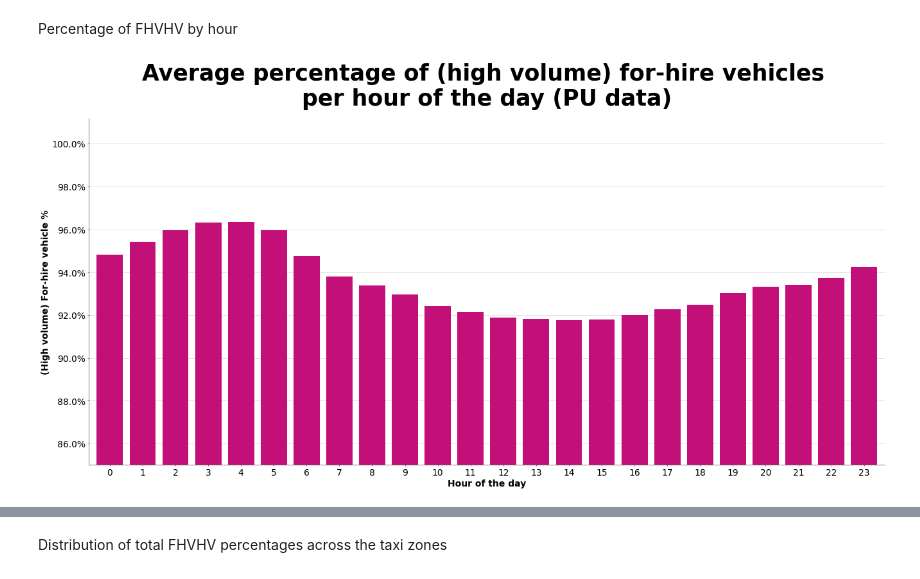
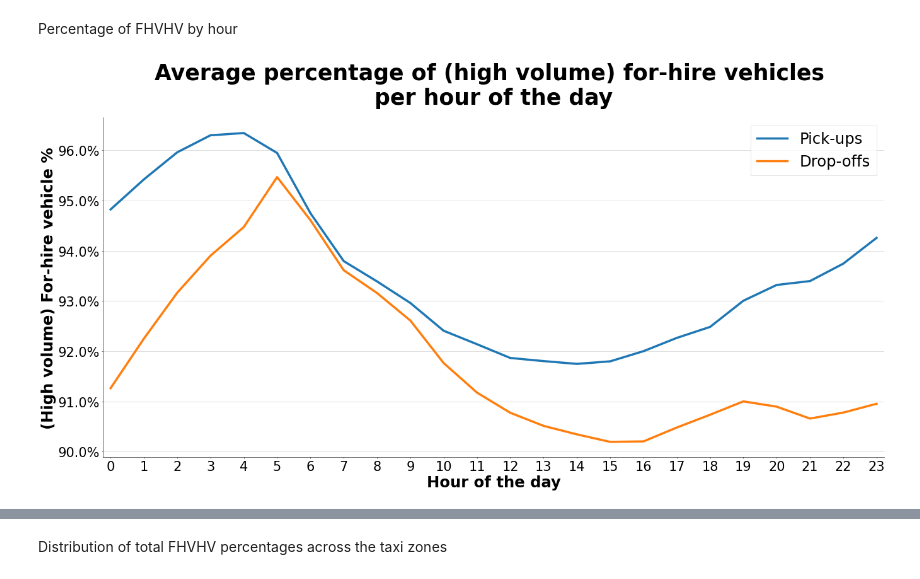
Before and after one commit to floivanhin/Bachelor-Thesis, a Jupyter notebook: Distributions.ipynb, the cells around one changed output, grey strips where cells are left out. Drawn from its saved outputs; the diff is of its cells as text; code cells hidden in the pictures.

```diff
--- a/Distributions.ipynb
+++ b/Distributions.ipynb
@@ -1185,72 +1624,49 @@ plt.show()
 # %% [markdown]
 Percentage of FHVHV by hour
 # %%
+import matplotlib.pyplot as plt
+import seaborn as sns
+import matplotlib.ticker as ticker
+
+# ---------------------------------------------------------
+# 1. Data Aggregation: Hourly Average FHVHV Percentage
+# ---------------------------------------------------------
+# Group the datasets by hour of the day and calculate the mean percentage
+# of high-volume for-hire vehicles.
 hourly_PUs = PUs_df.groupby("hour")["fhvhv_percentage"].mean().reset_index()
 hourly_DOs = DOs_df.groupby("hour")["fhvhv_percentage"].mean().reset_index()
 
-plt.figure(figsize=(32,14))
-plt.bar(
-    hourly_PUs["hour"],
-    hourly_PUs["fhvhv_percentage"],
-    color="#C21078"
-)
+# ---------------------------------------------------------
+# 2. Visualization: Pick-Up vs Drop-Off Hourly Comparison
+# ---------------------------------------------------------
+plt.figure(figsize=(32, 14))
 
-plt.title("Average percentage of (high volume) for-hire vehicles \nper hour of the day (PU data)",
-          fontsize=50, fontweight="bold",pad=30)
-plt.xlabel("Hour of the day", fontweight="bold")
-plt.ylabel("(High volume) For-hire vehicle %", fontweight="bold")
+# Generate line plots to overlay and compare the PU and DO percentages.
+sns.lineplot(data=hourly_PUs, x="hour", y="fhvhv_percentage", linewidth=5)
+sns.lineplot(data=hourly_DOs, x="hour", y="fhvhv_percentage", linewidth=5)
+
+# Set titles, axes labels, and formatting.
+# (Corrected the y-label to reflect FHVHV metric instead of financial amounts)
+plt.title("Average percentage of (high volume) for-hire vehicles \nper hour of the day",
+          fontsize=50, fontweight="bold", pad=30)
+plt.xlabel("Hour of the day", fontweight="bold", fontsize=35)
+plt.ylabel("(High volume) For-hire vehicle %", fontweight="bold", fontsize=35)
 plt.margins(x=0.01)
-plt.grid(axis="y",linestyle="-", alpha=0.7)
+
+# Configure a horizontal grid and ensure it renders behind the line elements.
+plt.grid(axis="y", linestyle="-", alpha=0.7)
 plt.gca().set_axisbelow(True)
-plt.xticks(range(0, 24))
-plt.ylim(bottom=0.85)
+
+# Format axes ticks and convert the y-axis values to percentages.
+plt.xticks(range(0, 24), fontsize=30)
+plt.yticks(fontsize=30)
 plt.gca().yaxis.set_major_formatter(ticker.PercentFormatter(xmax=1.0))
 
-plt.savefig("Plots\Distributions\FHVHV\PUsHourlyFHVHV.png",dpi=300)
+# Extract the drawn lines to construct a custom legend.
+lines = plt.gca().get_lines()
+plt.legend(handles=lines, labels=["Pick-ups", "Drop-offs"], fancybox=False, fontsize=35)
+
+# plt.savefig("Plots/Distributions/FHVHV/PUsandDOsHourlyFHVHVline.pdf", dpi=300, bbox_inches="tight")
 plt.show()
-
-
-plt.figure(figsize=(32,14))
-plt.bar(
-    hourly_DOs["hour"],
-    hourly_DOs["fhvhv_percentage"],
-    color="#C21078"
-)
-
-plt.title("Average percentage of (high volume) for-hire vehicles \nper hour of the day (DO data)",
-          fontsize=50, fontweight="bold",pad=30)
-plt.xlabel("Hour of the day", fontweight="bold")
-plt.ylabel("(High volume) For-hire vehicle %", fontweight="bold")
-plt.margins(x=0.01)
-plt.grid(axis="y",linestyle="-", alpha=0.7)
-plt.gca().set_axisbelow(True)
-plt.xticks(range(0, 24))
-plt.ylim(bottom=0.85)
-plt.gca().yaxis.set_major_formatter(ticker.PercentFormatter(xmax=1.0))
-
-plt.savefig("Plots\Distributions\FHVHV\DOsHourlyFHVHV.png",dpi=300)
-plt.show()
-
-
-plt.figure(figsize=(32,14))
-sns.lineplot(data=hourly_PUs,x="hour",y="fhvhv_percentage",linewidth=5)
-
-sns.lineplot(data=hourly_DOs,x="hour",y="fhvhv_percentage",linewidth=5)
-
-plt.title("Average percentage of (high volume) for-hire vehicles \nper hour of the day",
-          fontsize=50, fontweight="bold",pad=30)
-plt.xlabel("Hour of the day", fontweight="bold")
-plt.ylabel("Total amount, fare amount and tip amount ($)", fontweight="bold")
-plt.margins(x=0.01)
-plt.grid(axis="y",linestyle="-", alpha=0.7)
-plt.gca().set_axisbelow(True)
-plt.xticks(range(0, 24))
-plt.gca().yaxis.set_major_formatter(ticker.PercentFormatter(xmax=1.0))
-
-lines = plt.gca().get_lines()
-plt.legend(handles=lines, labels=["Pick-ups", "Drop-offs"], fancybox=False)
-
-plt.savefig("Plots\Distributions\FHVHV\PUsandDOsHourlyFHVHVline.png",dpi=300)
-plt.show()
 # %% [output]
-[figure, old version]
+[figure, new version]
```
Also changed, not shown: parts of 22 cells of this notebook.
